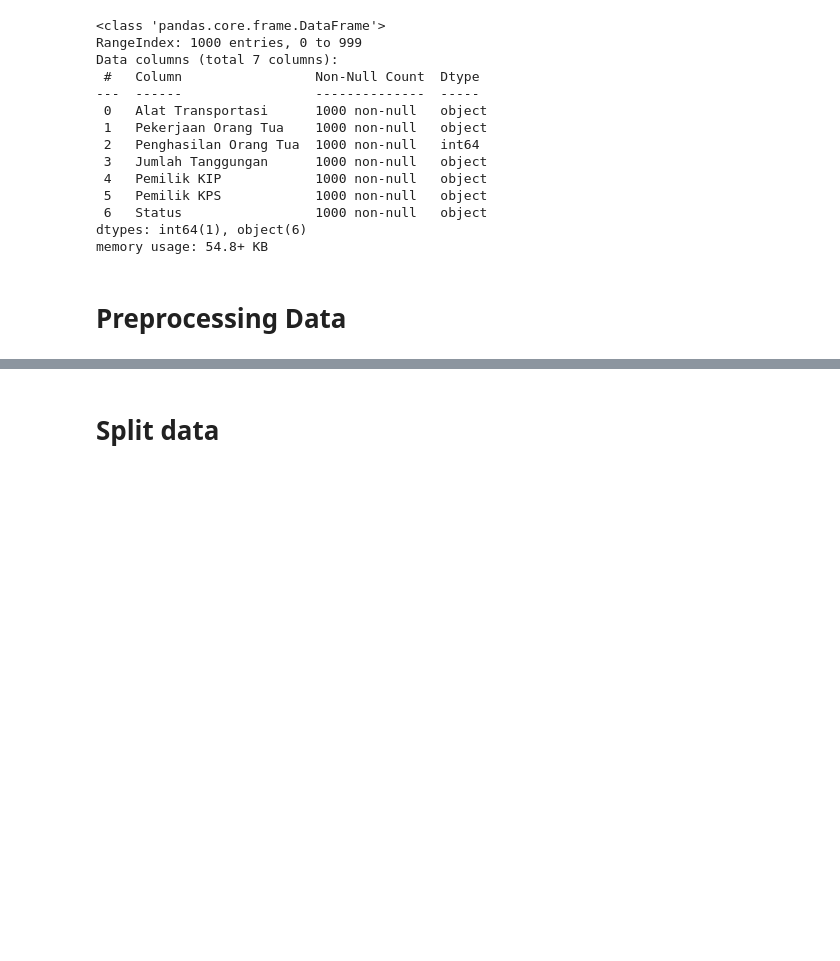
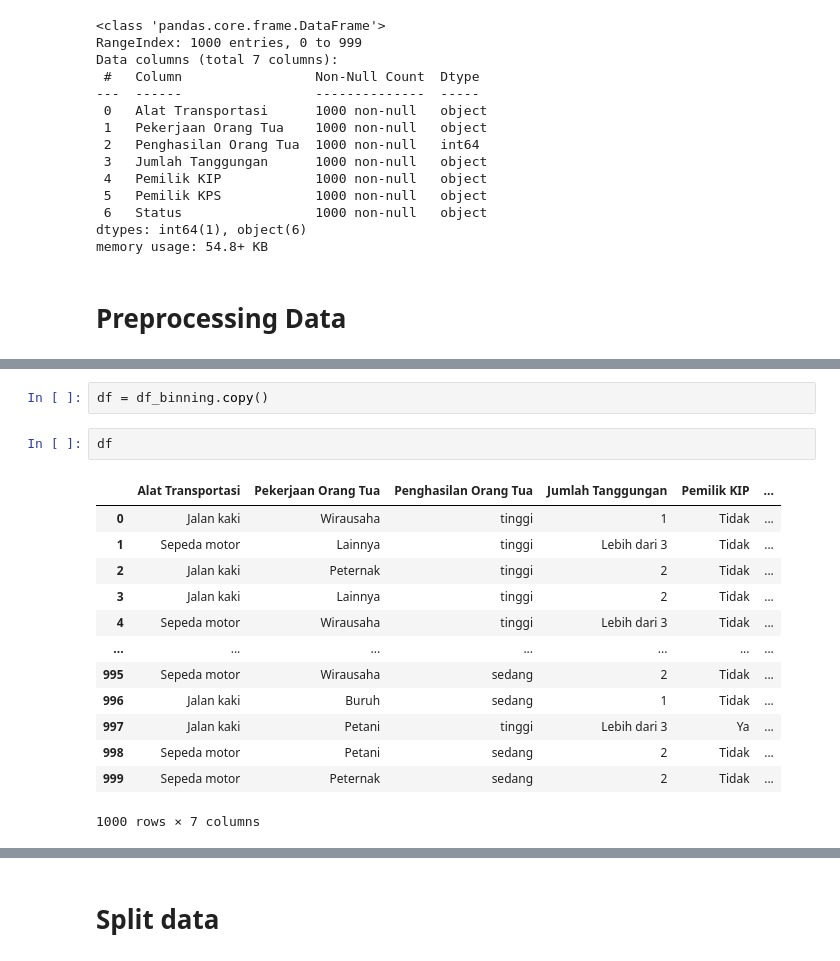
Before and after one commit to Tagenshin/capstone_spk_pip, a Jupyter notebook: ml/model_deep_learning/model_ann.ipynb, the cells around one changed output, grey strips where cells are left out. Drawn from its saved outputs; the diff is of its cells as text; blank space fills up the shorter version.

```diff
--- a/ml/model_deep_learning/model_ann.ipynb
+++ b/ml/model_deep_learning/model_ann.ipynb
@@ -57,0 +95,18 @@ df.head()
+# %%
+df = df_binning.copy()
+# %%
+df
+# %% [output]
+|  | Alat Transportasi | Pekerjaan Orang Tua | Penghasilan Orang Tua | Jumlah Tanggungan | Pemilik KIP | ... |
+| 0 | Jalan kaki | Wirausaha | tinggi | 1 | Tidak | ... |
+| 1 | Sepeda motor | Lainnya | tinggi | Lebih dari 3 | Tidak | ... |
+| 2 | Jalan kaki | Peternak | tinggi | 2 | Tidak | ... |
+| 3 | Jalan kaki | Lainnya | tinggi | 2 | Tidak | ... |
+| 4 | Sepeda motor | Wirausaha | tinggi | Lebih dari 3 | Tidak | ... |
+| ... | ... | ... | ... | ... | ... | ... |
+| 995 | Sepeda motor | Wirausaha | sedang | 2 | Tidak | ... |
+| 996 | Jalan kaki | Buruh | sedang | 1 | Tidak | ... |
+| 997 | Jalan kaki | Petani | tinggi | Lebih dari 3 | Ya | ... |
+| 998 | Sepeda motor | Petani | sedang | 2 | Tidak | ... |
+| 999 | Sepeda motor | Peternak | sedang | 2 | Tidak | ... |
+1000 rows × 7 columns
```
Also changed, not shown: parts of 14 cells of this notebook, 5 other files.
